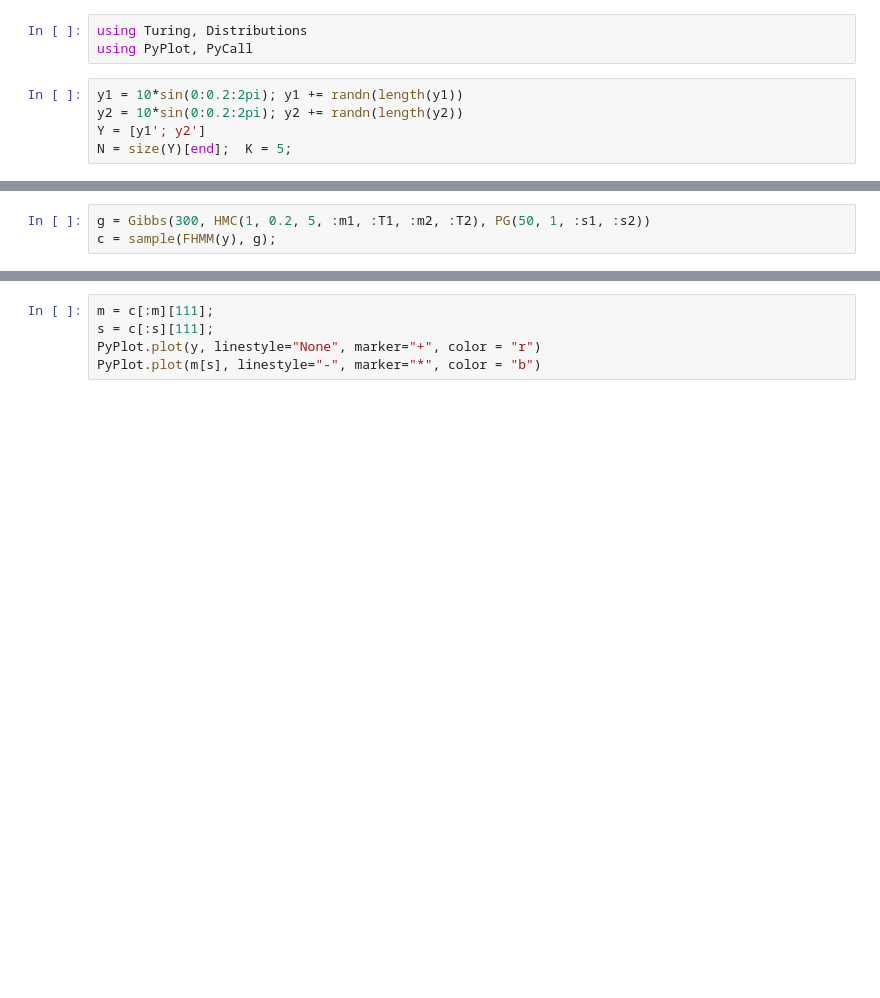
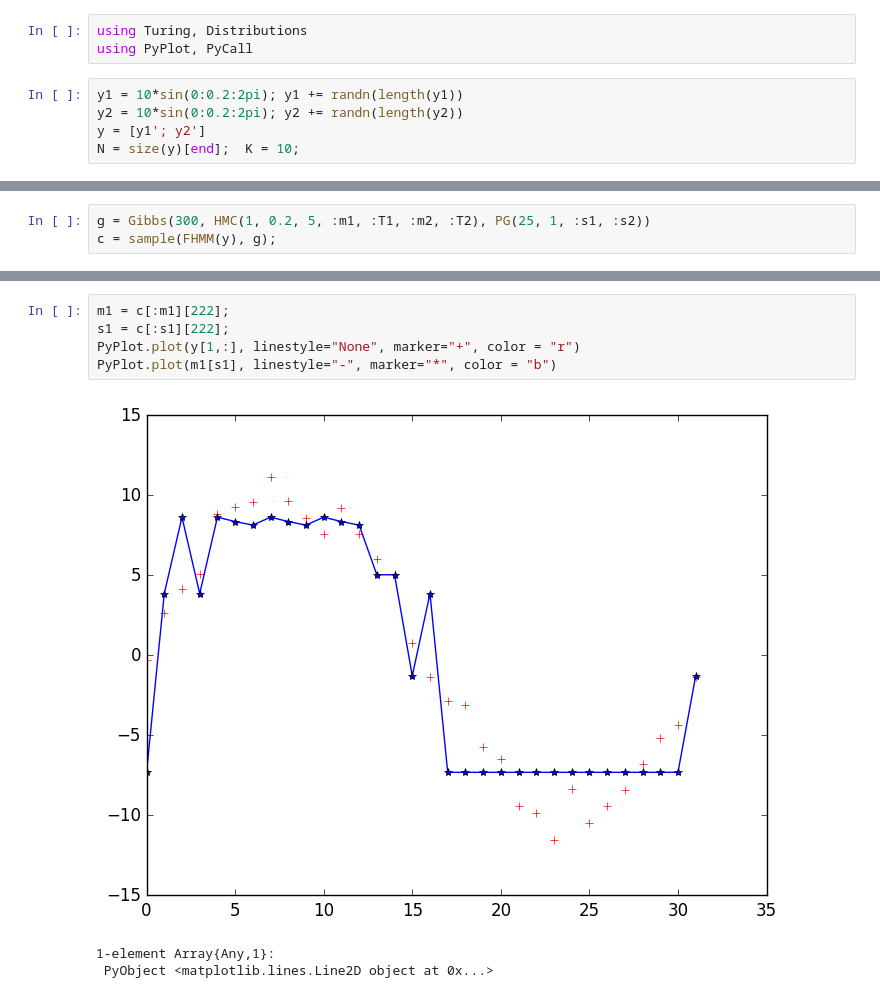
Before and after one commit to TuringLang/Turing.jl, a Jupyter notebook: example-models/notebooks/FHMM.ipynb, the cells around one changed output, grey strips where cells are left out. Drawn from its saved outputs; the diff is of its cells as text; blank space fills up the shorter version.

```diff
--- a/example-models/notebooks/FHMM.ipynb
+++ b/example-models/notebooks/FHMM.ipynb
@@ -4,7 +4,7 @@ using PyPlot, PyCall
 # %%
 y1 = 10*sin(0:0.2:2pi); y1 += randn(length(y1))
 y2 = 10*sin(0:0.2:2pi); y2 += randn(length(y2))
-Y = [y1'; y2']
-N = size(Y)[end];  K = 5;
+y = [y1'; y2']
+N = size(y)[end];  K = 10;
 # %%
 @model FHMM(y) = begin
@@ -31,3 +37,3 @@ end
 # %%
-g = Gibbs(300, HMC(1, 0.2, 5, :m1, :T1, :m2, :T2), PG(50, 1, :s1, :s2))
+g = Gibbs(300, HMC(1, 0.2, 5, :m1, :T1, :m2, :T2), PG(25, 1, :s1, :s2))
 c = sample(FHMM(y), g);
@@ -36,5 +77,9 @@ describe(c)
 # %%
-m = c[:m][111];
-s = c[:s][111];
-PyPlot.plot(y, linestyle="None", marker="+", color = "r")
-PyPlot.plot(m[s], linestyle="-", marker="*", color = "b")
+m1 = c[:m1][222];
+s1 = c[:s1][222];
+PyPlot.plot(y[1,:], linestyle="None", marker="+", color = "r")
+PyPlot.plot(m1[s1], linestyle="-", marker="*", color = "b")
+# %% [output]
+[figure, added]
+1-element Array{Any,1}:
+ PyObject <matplotlib.lines.Line2D object at 0x...>
```
Also changed, not shown: parts of 3 cells of this notebook, 1 other file.
